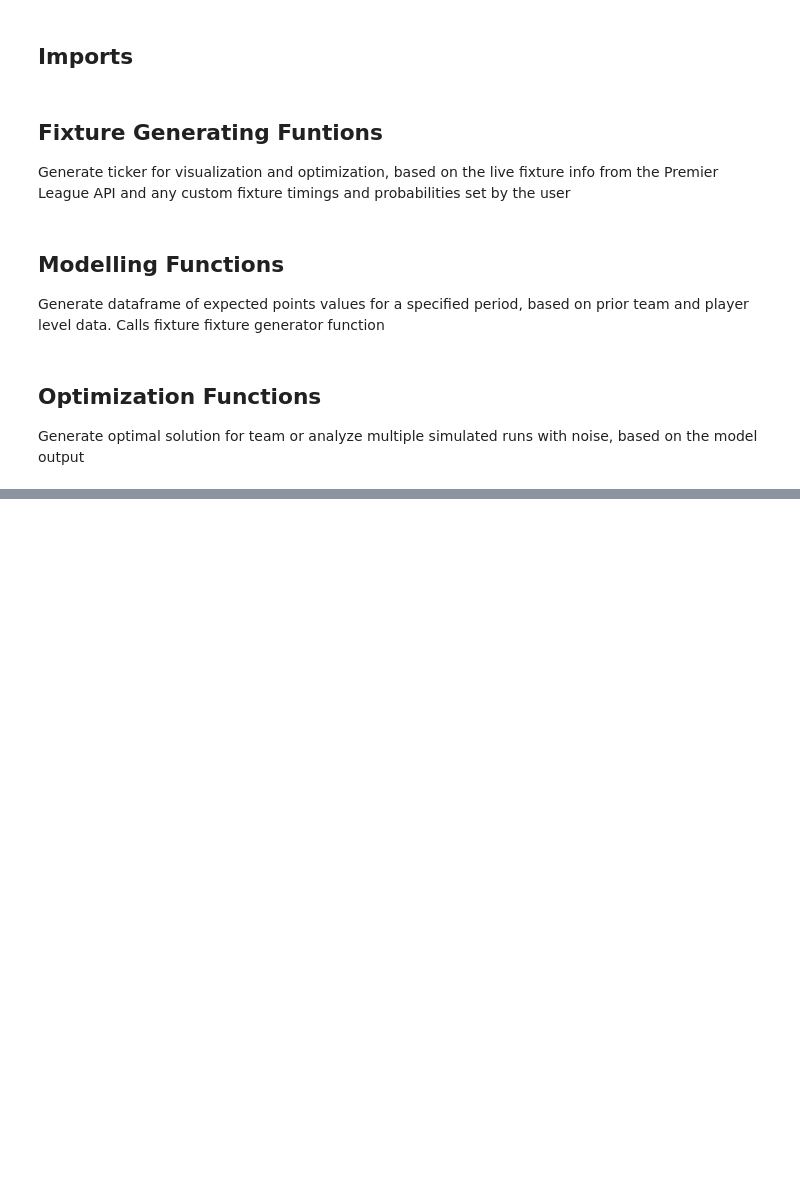
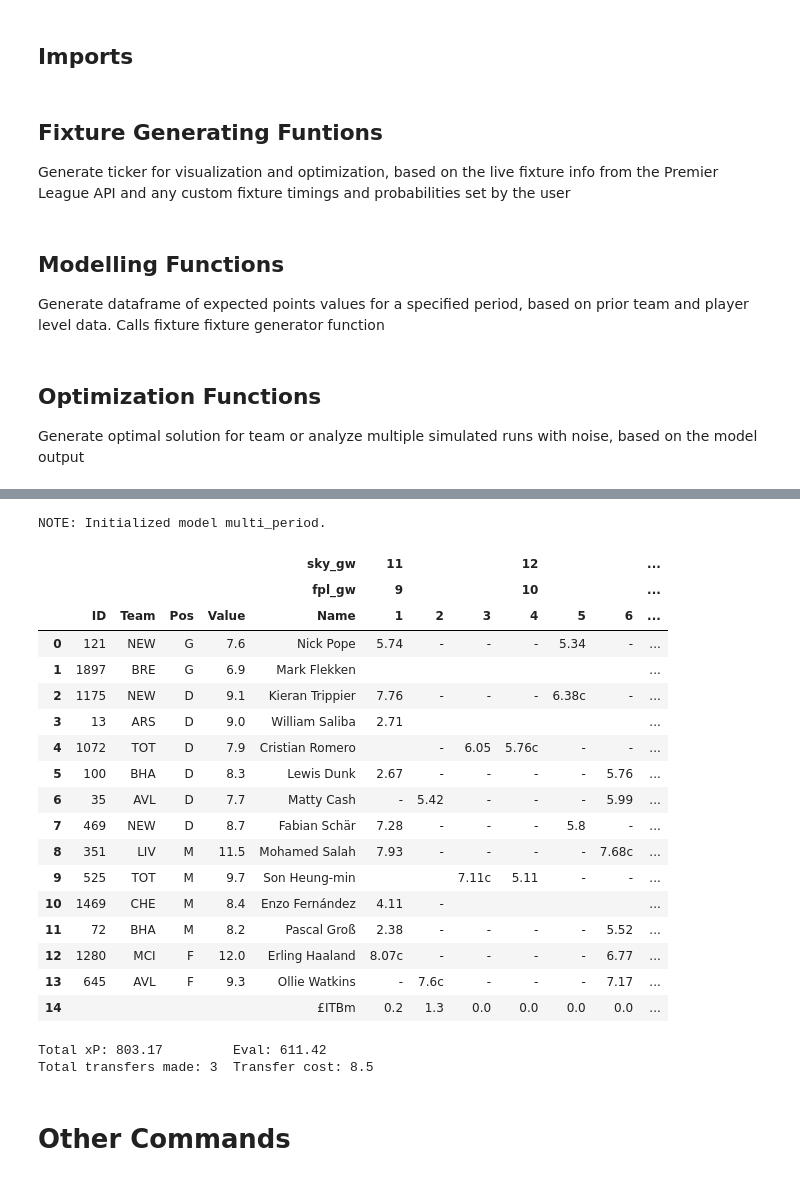
Before and after one commit to SamTroy/SkyFF_Optimization, a Jupyter notebook: notebooks/sky_opt_v1.ipynb, the cells around one changed output, grey strips where cells are left out. Cells and saved outputs as stored; diff of their text form; code cells hidden in the pictures; blank space fills up the shorter version.

Commit message:
Data update, solver parameter improvements

```diff
--- a/notebooks/sky_opt_v1.ipynb
+++ b/notebooks/sky_opt_v1.ipynb
@@ -563,15 +564,27 @@ def generate_model_output(first_md=1, last_md=14, filename_suffix=None, custom_f
 
     return {'skymodel_output':skymodel_output, 'formatted_fixtures':formatted_fixtures, 'md_map': md_map_2, 'unformatted_fixtures': unformatted_fixtures}
 
-def read_skymodel_output(max_ev_cutoff=0.3, max_ev_per_price_cutoff=0.3):
+def read_skymodel_output(max_ev_cutoff=0.3, max_ev_per_price_cutoff=0.3, initial_squad=None):
     skymodel_output = pd.read_csv('../data/skymodel_output.csv').set_index('sky_id').fillna(0)
+
+    skymodel_output['ev_per_price'] = skymodel_output['Total_Pts'] / skymodel_output['sky_value']
+
+    skymodel_output_unfiltered = skymodel_output.copy()
+
+    if initial_squad is None:
+        initial_squad = []
 
     ev_cutoff = skymodel_output['Total_Pts'].max() * max_ev_cutoff
     skymodel_output = skymodel_output[skymodel_output['Total_Pts'] > ev_cutoff]
 
-    skymodel_output['ev_per_price'] = skymodel_output['Total_Pts'] / skymodel_output['sky_value']
     ev_per_price_cutoff = skymodel_output['ev_per_price'].max() * max_ev_per_price_cutoff
     skymodel_output = skymodel_output[skymodel_output['ev_per_price'] > ev_per_price_cutoff]
+
+    removed_players = [i for i in initial_squad if i not in skymodel_output.index.values.tolist()]
+
+    for id in removed_players:
+        player_row = skymodel_output_unfiltered.loc[id, :].values.flatten().tolist()
+        skymodel_output.loc[id] = player_row
 
     md_map = pd.read_csv('../data/md_map.csv')
 
@@ -1056,0 +1174,48 @@ Some example commands are given in the cells below
+# %%
+# To generate optimal team and plan:
+# List all the sky IDs of all players to include in the initial squad (or leave empty), see prior_player_data.csv for ID reference
+team = []
+exclusions = None
+keeps = None
+# Change how much you penalize the solver for making a transfer, alternatively set a hard limit by changing the total transfer allowance: ta_tot
+transfer_cost = 8
+
+# Example force transfer in constraints, either let the model decide when or specify a matchday
+# fti = [{"sky_id": 610}, {"sky_id": 1072, "md": 3}]
+fti = None
+fto = None
+
+# To use FPL Kid data, download the 'SKY Fantasy EV - CSV' google sheet as fplkid.csv, add to data folder, and uncomment the following line. https://ko-fi.com/fplkid
+# skymodel_output, md_map = read_fpl_kid_model(filepath='../data/fplkid.csv')
+# Can cut off players with low EV to save solve time
+skymodel_output, md_map = read_skymodel_output(max_ev_cutoff=0.3, max_ev_per_price_cutoff=0.3, initial_squad=team)
+# Generate optimal plan
+r3 = solve_sky_mp(initial_squad=team, input_data=skymodel_output, md_map=md_map, next_md=1, last_md=17,
+                  ta_tot=50, ta_gw=5, objective='decay', decay_base=0.95, transfer_cost=transfer_cost,
+                  exclusions=exclusions, keeps=keeps, force_transfer_in=fti, force_transfer_out=fto, no_transfer_mds=None,
+                  apply_noise=False, show_itb=True, show_non_team_ev=False)
+display(r3['plan'])
+print(f"Total xP: {r3['total_xp']}\t Eval: {r3['eval_score']}")
+print(f"Total transfers made: {r3['transfers_made']}\t Transfer cost: {transfer_cost}")
+# %% [output]
+NOTE: Initialized model multi_period.
+|  |  |  |  |  | sky_gw | 11 |  |  | 12 |  |  | ... |
+|  |  |  |  |  | fpl_gw | 9 |  |  | 10 |  |  | ... |
+|  | ID | Team | Pos | Value | Name | 1 | 2 | 3 | 4 | 5 | 6 | ... |
+| 0 | 121 | NEW | G | 7.6 | Nick Pope | 5.74 | - | - | - | 5.34 | - | ... |
+| 1 | 1897 | BRE | G | 6.9 | Mark Flekken |  |  |  |  |  |  | ... |
+| 2 | 1175 | NEW | D | 9.1 | Kieran Trippier | 7.76 | - | - | - | 6.38c | - | ... |
+| 3 | 13 | ARS | D | 9.0 | William Saliba | 2.71 |  |  |  |  |  | ... |
+| 4 | 1072 | TOT | D | 7.9 | Cristian Romero |  | - | 6.05 | 5.76c | - | - | ... |
+| 5 | 100 | BHA | D | 8.3 | Lewis Dunk | 2.67 | - | - | - | - | 5.76 | ... |
+| 6 | 35 | AVL | D | 7.7 | Matty Cash | - | 5.42 | - | - | - | 5.99 | ... |
+| 7 | 469 | NEW | D | 8.7 | Fabian Schär | 7.28 | - | - | - | 5.8 | - | ... |
+| 8 | 351 | LIV | M | 11.5 | Mohamed Salah | 7.93 | - | - | - | - | 7.68c | ... |
+| 9 | 525 | TOT | M | 9.7 | Son Heung-min |  |  | 7.11c | 5.11 | - | - | ... |
+| 10 | 1469 | CHE | M | 8.4 | Enzo Fernández | 4.11 | - |  |  |  |  | ... |
+| 11 | 72 | BHA | M | 8.2 | Pascal Groß | 2.38 | - | - | - | - | 5.52 | ... |
+| 12 | 1280 | MCI | F | 12.0 | Erling Haaland | 8.07c | - | - | - | - | 6.77 | ... |
+| 13 | 645 | AVL | F | 9.3 | Ollie Watkins | - | 7.6c | - | - | - | 7.17 | ... |
+| 14 |  |  |  |  | £ITBm | 0.2 | 1.3 | 0.0 | 0.0 | 0.0 | 0.0 | ... |
+Total xP: 803.17         Eval: 611.42
+Total transfers made: 3  Transfer cost: 8.5
@@ -1057,3 +1245,5 @@ Some example commands are given in the cells below
+# %% [markdown]
+# Other Commands
 # %%
 # To just see the upcoming fixtures:
 r0 = generate_ticker()
```
Also changed, not shown: parts of 12 cells of this notebook, 2 other files.
